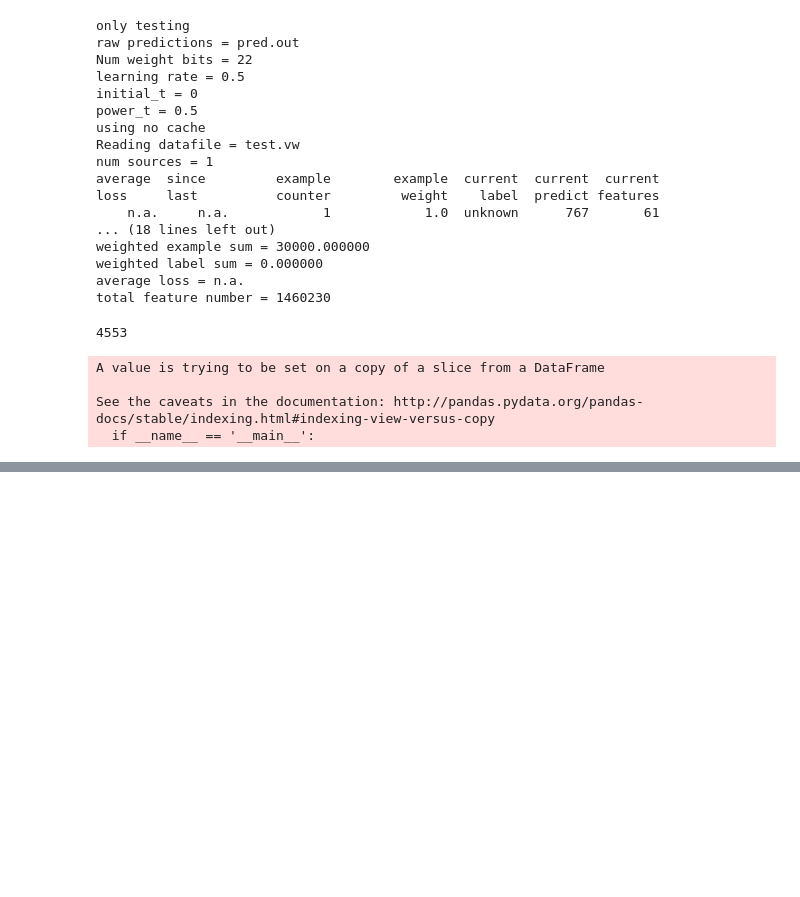
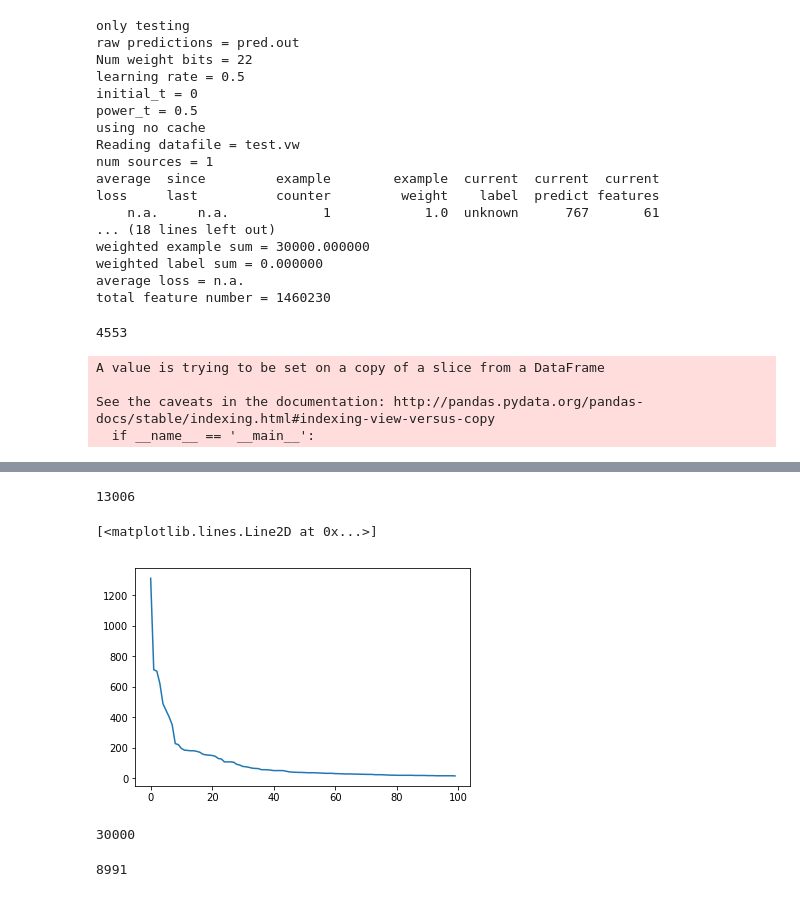
Before and after one commit to AICommunityInno/DigitalHealth-Hack, a Jupyter notebook: dhc-hack-vw.ipynb, the cells around one changed output, grey strips where cells are left out. Saved outputs shown, nothing was run; the diff lists cells and outputs as text; code cells hidden in the pictures; blank space fills up the shorter version.

```diff
--- a/dhc-hack-vw.ipynb
+++ b/dhc-hack-vw.ipynb
@@ -163,0 +256,17 @@ test_df[['Id_Записи', 'Код_диагноза']].to_csv('./submission_vw.
+# %%
+test_df.Жалобы.value_counts().values[:500].sum()
+# %% [output]
+13006
+# %%
+plt.plot(test_df.Жалобы.value_counts().values[:100])
+# %% [output]
+[<matplotlib.lines.Line2D at 0x...>]
+[figure, added]
+# %%
+test_df.Жалобы.value_counts().values.sum()
+# %% [output]
+30000
+# %%
+test_df.Жалобы.value_counts().values[:40].sum()
+# %% [output]
+8991
```
Also changed, not shown: parts of 40 cells of this notebook.
